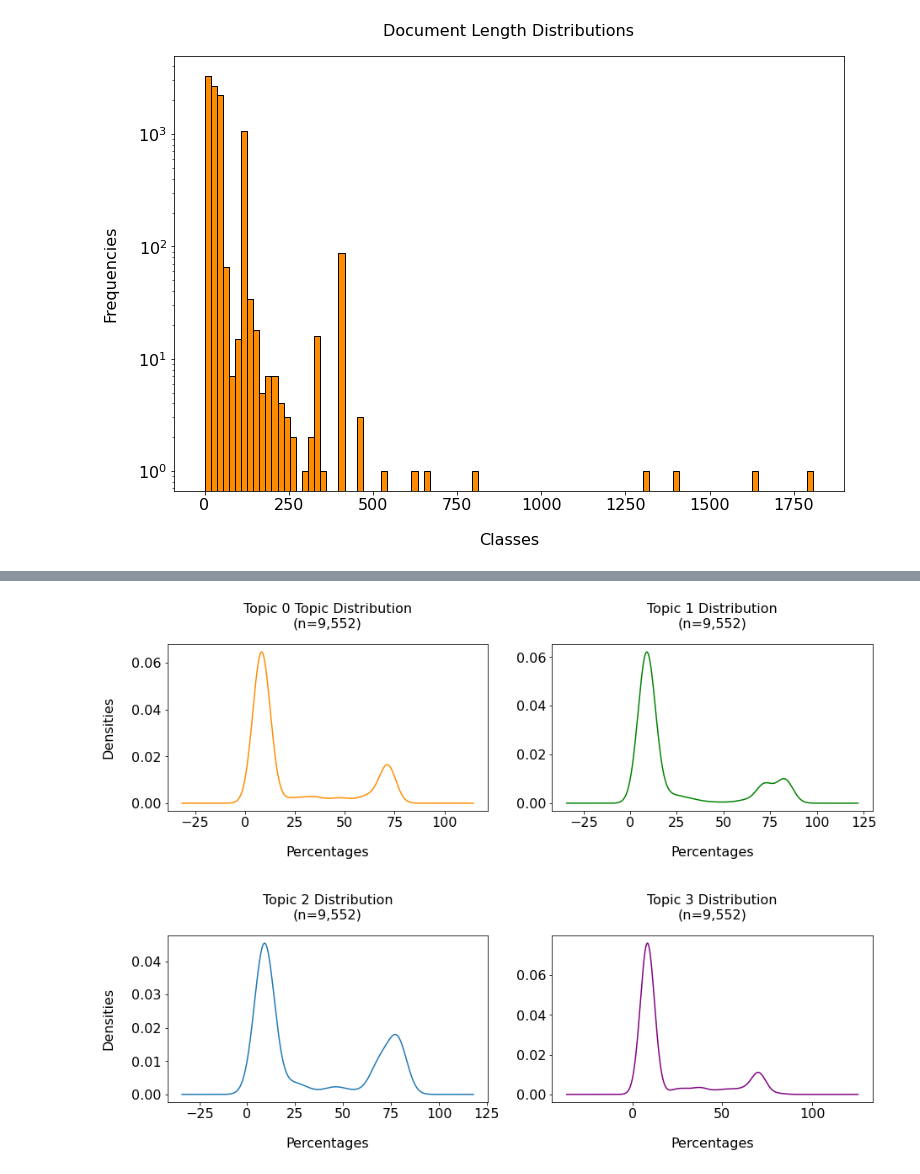
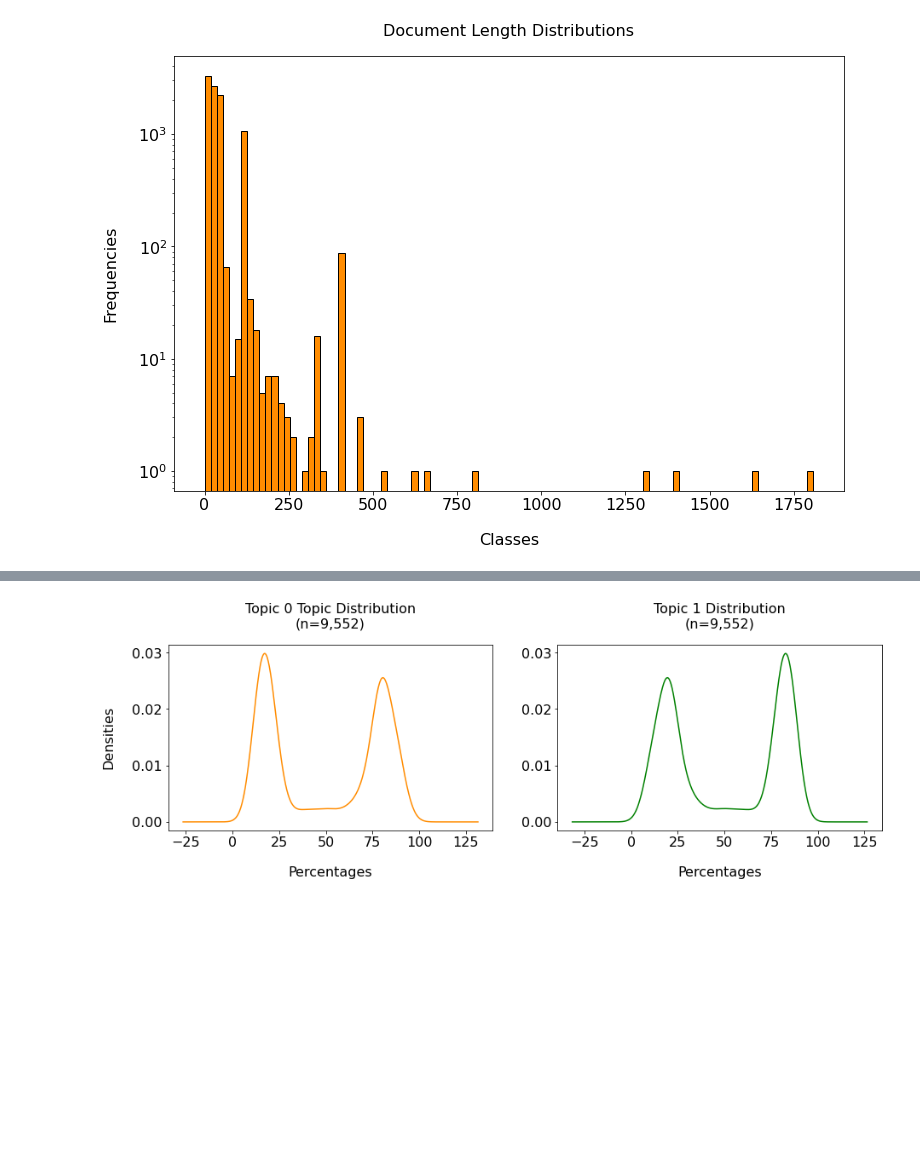
Before and after one commit to Elang89/hf-evolution, a Jupyter notebook: notebooks/dataset_topics.ipynb, the cells around one changed output, grey strips where cells are left out. Saved outputs shown, nothing was run; the diff lists cells and outputs as text; code cells hidden in the pictures; blank space fills up the shorter version.

```diff
--- a/notebooks/dataset_topics.ipynb
+++ b/notebooks/dataset_topics.ipynb
@@ -68,19 +83,8 @@ vocab = vect.get_feature_names_out()
 # %%
 search_params = {"n_components": [2, 3, 4, 5, 10, 15, 20], "learning_decay": [0.5, 0.7, 0.9]}
 
-lda = LatentDirichletAllocation(
-    batch_size=128,
-    learning_method="online",
-    max_iter=10, n_jobs=1,
-    evaluate_every=1,
-    random_state=42
-)
+model = perform_grid_search(search_params, vect_text)
 
-model = GridSearchCV(cv=None, error_score="raise",
-                    estimator=lda, param_grid=search_params)
-model.fit(vect_text)
-
-best_lda_model = model.best_estimator_
 print(f"Best Parameters: {model.best_params_}")
 print(f"Best Log Likelihood Score: {model.best_score_}")
 # %% [output]
@@ -140,13 +146,13 @@ ax2.tick_params(axis="both", labelsize=fontsize)
 # %%
-lda_4_model = LatentDirichletAllocation(
-    n_components=4,
+lda_best_model = LatentDirichletAllocation(
+    n_components=2,
     learning_method="online",
     max_iter=10,
     n_jobs=1,
     evaluate_every=1,
-    learning_decay=0.7,
+    learning_decay=0.9,
     random_state=42
 )
 
-lda_4_topics = lda_4_model.fit_transform(vect_text)
+lda_best_topics = lda_best_model.fit_transform(vect_text)
 # %%
@@ -179,8 +185,8 @@ document_matrix
 # %%
 document_matrix = extract_dominant_topics(
-    lda_4_model,
+    lda_best_model,
     df["commit_message"].to_list(),
-    lda_4_topics
+    lda_best_topics
 )
 # %%
 document_matrix
@@ -298,42 +284,24 @@ fig.savefig("plots/RQ2/RQ2_Topic_Hists.png", dpi=400, bbox_inches="tight")
 # %%
 fontsize = 16
 pad = 20
-fig, ((ax1, ax2), (ax3, ax4)) = plt.subplots(ncols=2, nrows=2, figsize=(15, 10))
+fig, (ax1, ax2) = plt.subplots(ncols=2, nrows=1, figsize=(15, 4))
 
-plt.subplots_adjust(hspace=0.75)
 
 document_matrix["Topic 0"].plot.kde(ax=ax1, color="darkorange")
 ax1.set_title("Topic 0 Topic Distribution\n(n=9,552)", fontsize=fontsize, pad=20)
 ax1.set_xlabel("Percentages", fontsize=fontsize, labelpad=pad)
 ax1.set_ylabel("Densities", fontsize=fontsize, labelpad=pad)
 ax1.tick_params(axis="both", labelsize=fontsize)
-# ax1.set_yscale("log")
 
 document_matrix["Topic 1"].plot.kde(ax=ax2, color="green")
 ax2.set_title("Topic 1 Distribution\n(n=9,552)", fontsize=fontsize, pad=20)
 ax2.set_xlabel("Percentages", fontsize=fontsize, labelpad=pad)
 ax2.set_ylabel("")
 ax2.tick_params(axis="both", labelsize=fontsize)
-# ax2.set_yscale("log")
-
-document_matrix["Topic 2"].plot.kde(ax=ax3, color="tab:blue")
-ax3.set_title("Topic 2 Distribution\n(n=9,552)", fontsize=fontsize, pad=20)
-ax3.set_xlabel("Percentages", fontsize=fontsize, labelpad=pad)
-ax3.set_ylabel("Densities", fontsize=fontsize, labelpad=pad)
-ax3.tick_params(axis="both", labelsize=fontsize)
-# ax3.set_yscale("log")
-
-document_matrix["Topic 3"].plot.kde(ax=ax4, color="purple")
-ax4.set_title("Topic 3 Distribution\n(n=9,552)", fontsize=fontsize, pad=20)
-ax4.set_xlabel("Percentages", fontsize=fontsize, labelpad=pad)
-ax4.set_ylabel("")
-ax4.tick_params(axis="both", labelsize=fontsize)
-# ax4.set_yscale("log")
-
 
 fig.savefig("plots/RQ2/RQ2_Topic_KDE.png", dpi=400, bbox_inches='tight')
 # %% [output]
-[figure, old version]
+[figure, new version]
 # %%
 results = calculate_four_moments(document_matrix)
 # %%
```
Also changed, not shown: parts of 14 cells of this notebook, 11 other files.
